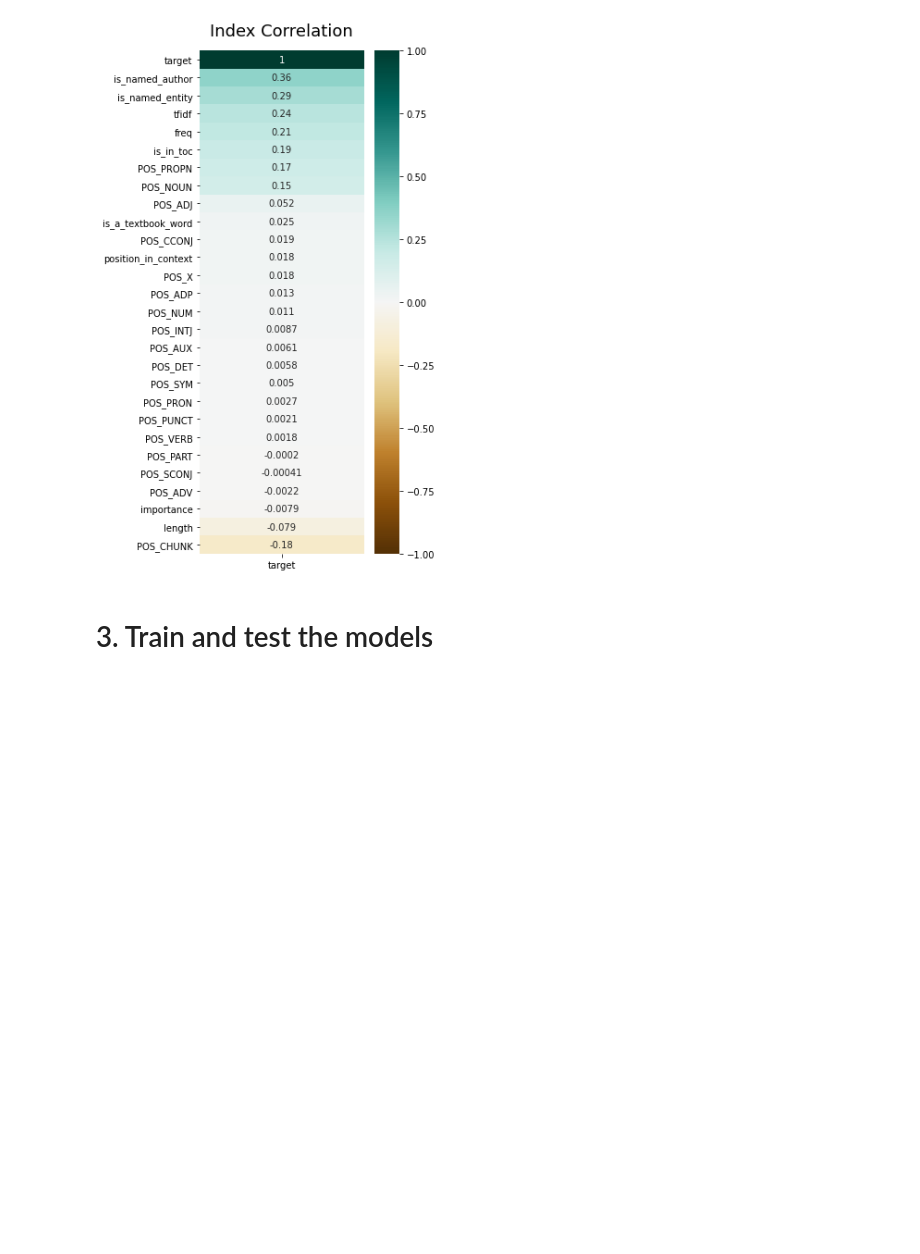
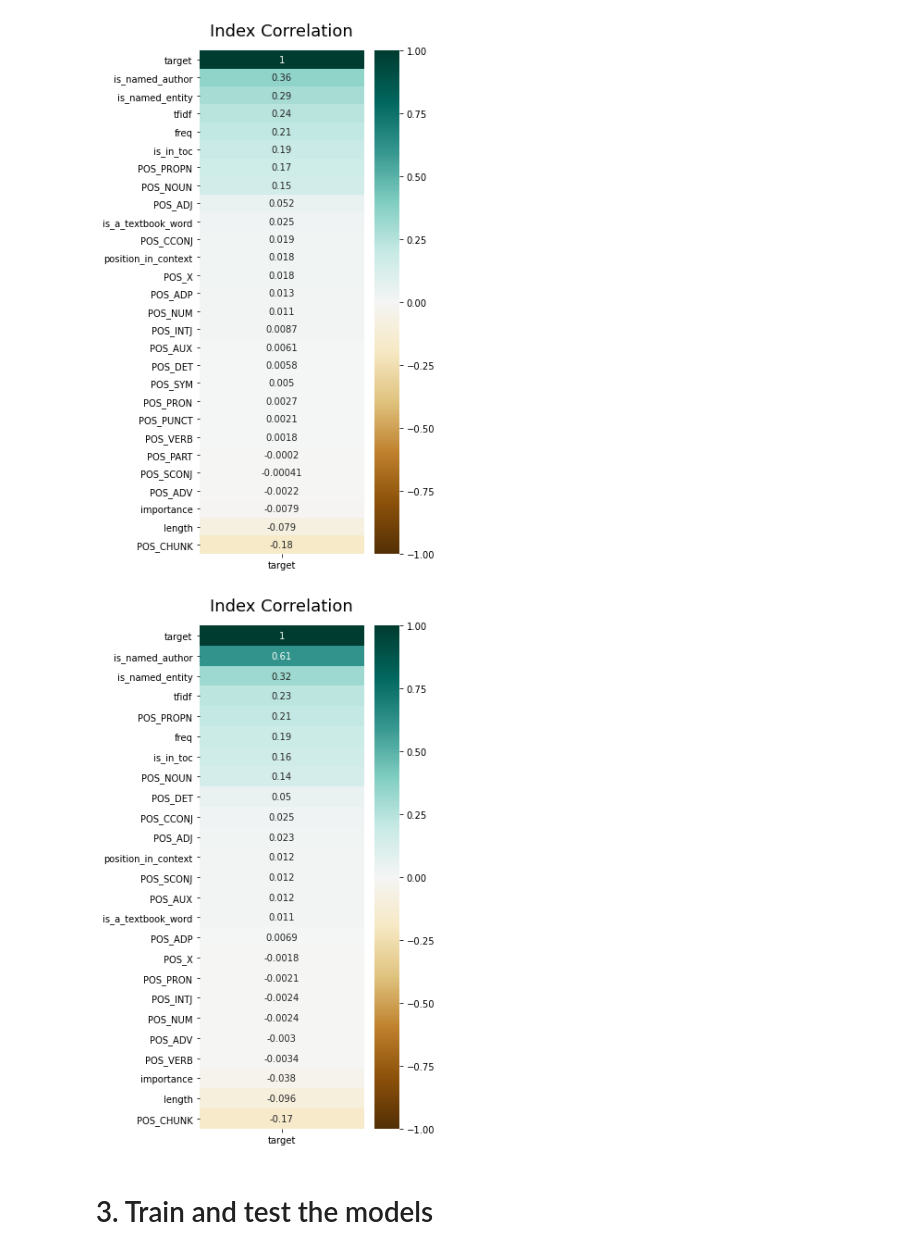
Before and after one commit to bertagrim/index_generator, a Jupyter notebook: src/classification_model.ipynb, the cells around one changed output. Drawn from its saved outputs; the diff is of its cells as text; code cells hidden in the pictures; blank space fills up the shorter version.

```diff
--- a/src/classification_model.ipynb
+++ b/src/classification_model.ipynb
@@ -348,3 +378,7 @@ Data columns (total 28 columns):
  27  POS_X                856871 non-null  float64
 dtypes: float64(28)
 memory usage: 189.6 MB
+# %%
+path = '../data/final_scaled_small.csv'
+df_s_scaled = pd.read_csv(path,index_col=0)
+df_s_scaled.info()
@@ -383,3 +435,17 @@ plt.show()
 [figure]
 # %%
 heatmap.figure.savefig("../images/heatmap.png", bbox_inches="tight")
+# %%
+plt.figure(figsize=(4, 10))
+
+heatmap_s = sns.heatmap(df_s_scaled.corr()[['target']].sort_values(by='target', ascending=False),
+                      vmin=-1,
+                      vmax=1,
+                      annot=True,
+                      cmap='BrBG')
+
+heatmap_s.set_title('Index Correlation', fontdict={'fontsize':18}, pad=16);
+
+plt.show()
+# %% [output]
+[figure, added]
```
Also changed, not shown: parts of 140 cells of this notebook, 1 other file.
